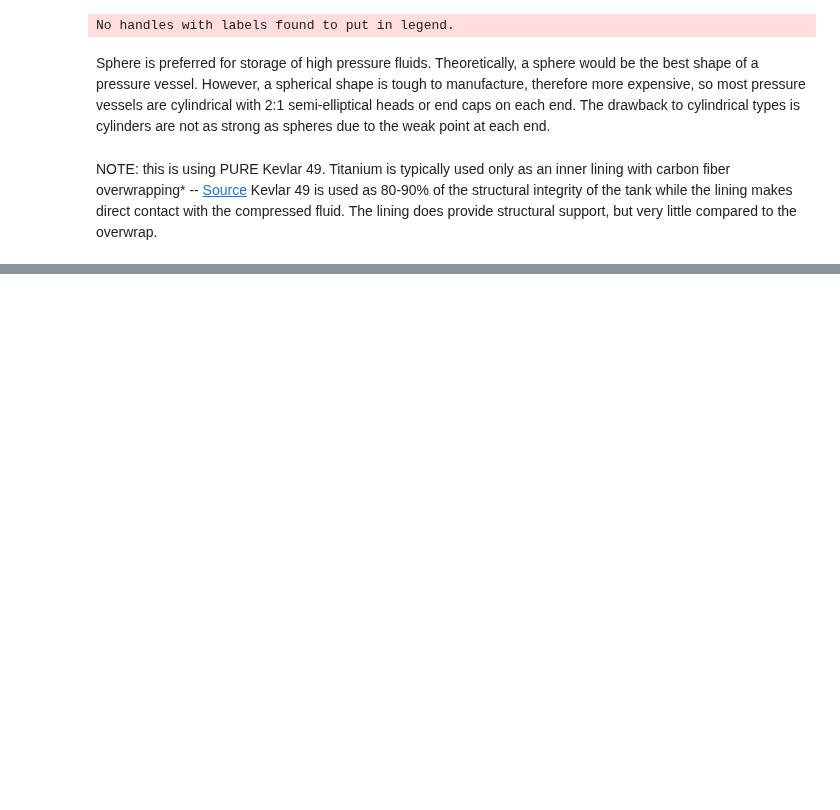
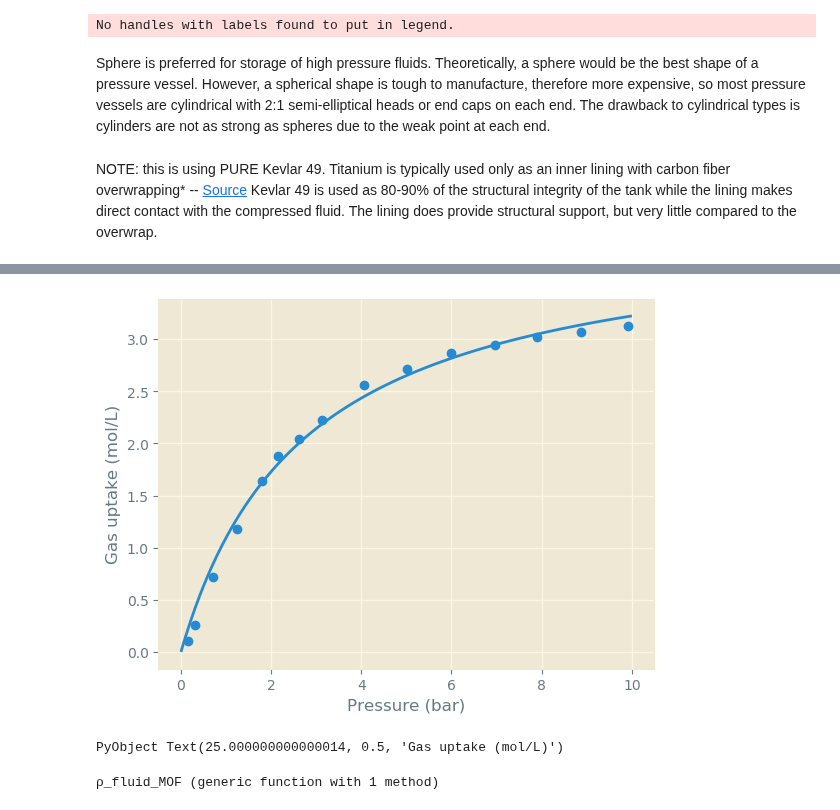
Before and after one commit to SimonEnsemble/PropellantStorage, a Jupyter notebook: Xe_Propellant_Storage.ipynb, the cells around one changed output, grey strips where cells are left out. Drawn from its saved outputs; the diff is of its cells as text; code cells hidden in the pictures; blank space fills up the shorter version.

```diff
--- a/Xe_Propellant_Storage.ipynb
+++ b/Xe_Propellant_Storage.ipynb
@@ -101,0 +164,5 @@ Kevlar 49 is used as 80-90% of the structural integrity of the tank while the li
+# %%
+function isotherm_tank(isotherm_filename::AbstractString, MOF::)
+
+PATH_TO_DATA = joinpath(pwd(), "data")
+df = open(joinpath(PATH_TO_DATA, "isotherms", "10.1016j.micromeso.2012.11.013.isotherm1.json"); header=126, datarow=127)
@@ -101,0 +188,5 @@ Kevlar 49 is used as 80-90% of the structural integrity of the tank while the li
+# %%
+const ρ_mof = 0.555 # kg/L
+
+df[!, :mol_L] = df[!, Symbol("adsorption (FHNFHKCVQCLJFQ-UHFFFAOYSA-N)")] * ρ_mof
+showall(df)
@@ -101,0 +283,2 @@ Kevlar 49 is used as 80-90% of the structural integrity of the tank while the li
+# %%
+params = fit_adsorption_isotherm(copy(df), :pressure, Symbol("mol_L"), :langmuir)
@@ -101,0 +302,20 @@ Kevlar 49 is used as 80-90% of the structural integrity of the tank while the li
+# %%
+P_fit = range(0.0, stop=10.0, length=100)
+N_fit = params["M"] * params["K"] .* P_fit ./ (1 .+ params["K"] .* P_fit)
+fig = figure()
+scatter(df[!, :pressure], df[!, Symbol("mol_L")])
+plot(P_fit, N_fit)
+xlabel("Pressure (bar)")
+ylabel("Gas uptake (mol/L)")
+# %% [output]
+[figure, added]
+PyObject Text(25.000000000000014, 0.5, 'Gas uptake (mol/L)')
+# %%
+function ρ_fluid_MOF(P::Array{Float64}, K::Float64, M::Float64)
+    df_mof = Dict{Symbol, Array{Float64}}()
+    df_mof[Symbol("P(bar)")] = P
+    df_mof[Symbol("Density of Xe in MOF (mol/L)")] = (M * (K .* P)) ./ (1 .+ K .* P)
+    return df_mof
+end
+# %% [output]
+ρ_fluid_MOF (generic function with 1 method)
```
Also changed, not shown: parts of 38 cells of this notebook, 3 other files.
